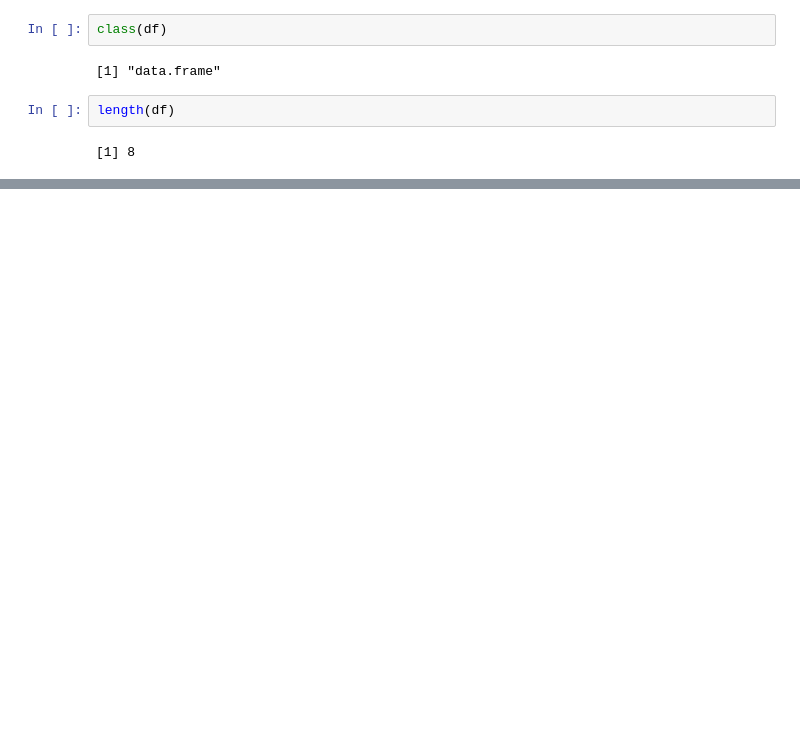
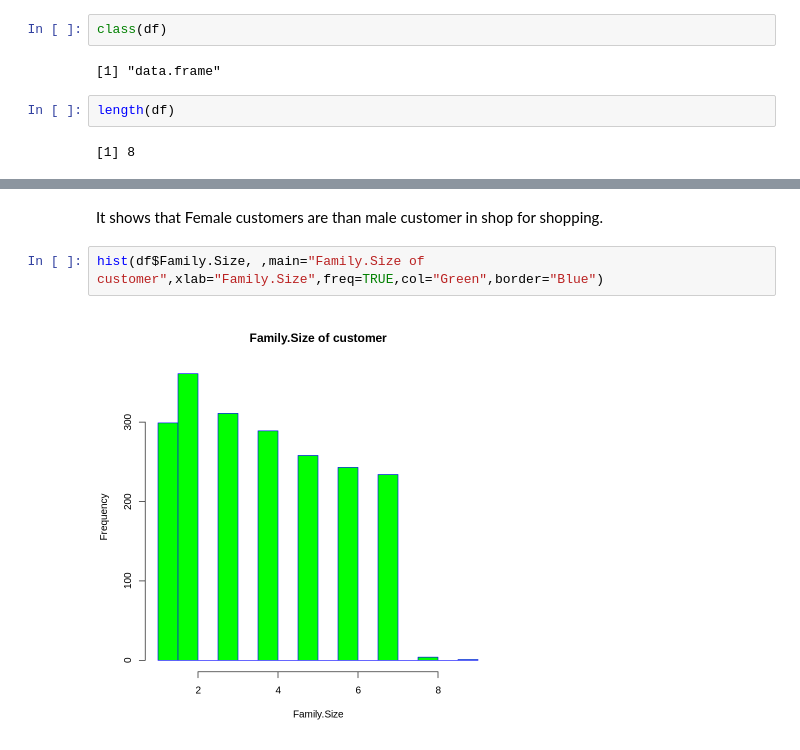
Before and after one commit to Karishmadeshmukh796/project_R_programming, a Jupyter notebook: PROJECT.ipynb, the cells around one changed output, grey strips where cells are left out. Saved outputs shown, nothing was run; the diff lists cells and outputs as text; blank space fills up the shorter version.

```diff
--- a/PROJECT.ipynb
+++ b/PROJECT.ipynb
@@ -49,0 +154,6 @@ dim(df)
+# %% [markdown]
+It shows that Female customers are than male customer in shop for shopping.
+# %%
+hist(df$Family.Size, ,main="Family.Size of customer",xlab="Family.Size",freq=TRUE,col="Green",border="Blue")
+# %% [output]
+[figure, added]
```
Also changed, not shown: parts of 20 cells of this notebook.
